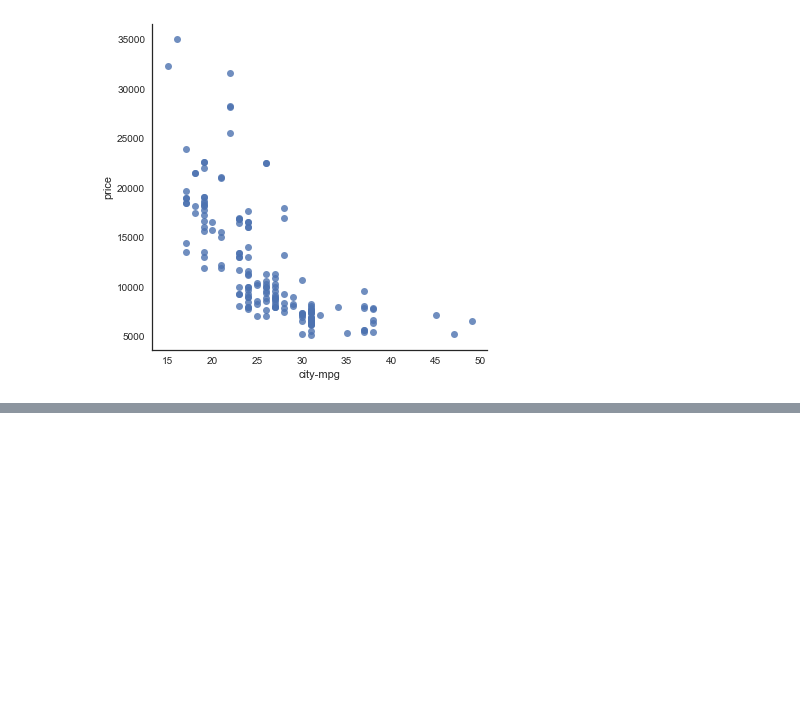
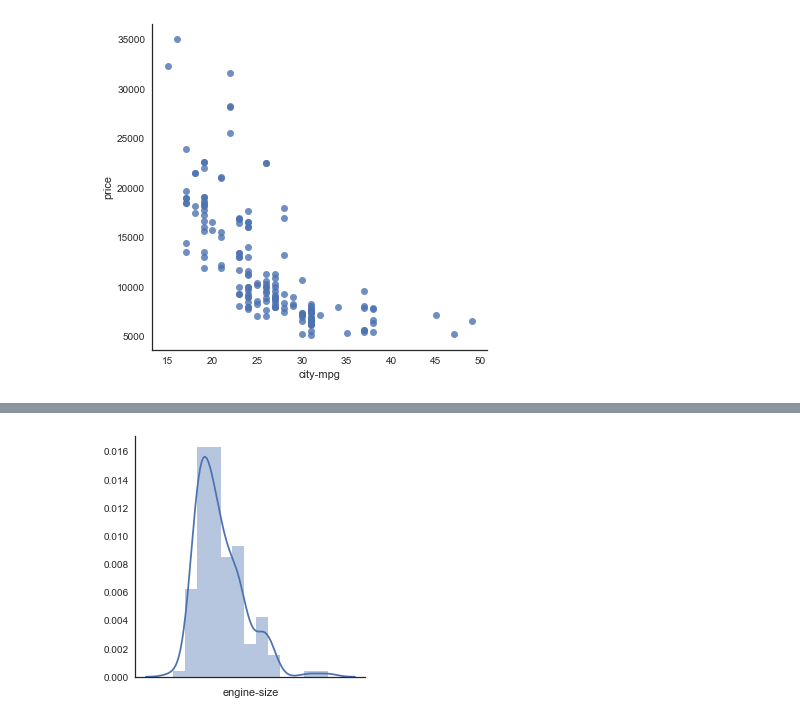
Before and after one commit to krishnamohan-seelam/MachineLearning_obsolete, a Jupyter notebook: Visualize/Visualization_Autos.ipynb, the cells around one changed output, grey strips where cells are left out. Cells and saved outputs as stored; diff of their text form; code cells hidden in the pictures; blank space fills up the shorter version.

```diff
--- a/Visualize/Visualization_Autos.ipynb
+++ b/Visualize/Visualization_Autos.ipynb
@@ -131,0 +150,11 @@ plt.show()
+# %%
+fig = plt.figure(figsize=(4,4))
+ax = fig.add_subplot(1, 1, 1)
+sns.distplot(autos_dataset['engine-size'])
+ax.set_xticklabels(ax.get_xticklabels())
+plt.gca().spines['top'].set_visible(False)
+plt.gca().spines['right'].set_visible(False)
+plt.tight_layout()
+plt.show()
+# %% [output]
+[figure, added]
```
Also changed, not shown: parts of 19 cells of this notebook, 1 other file.
